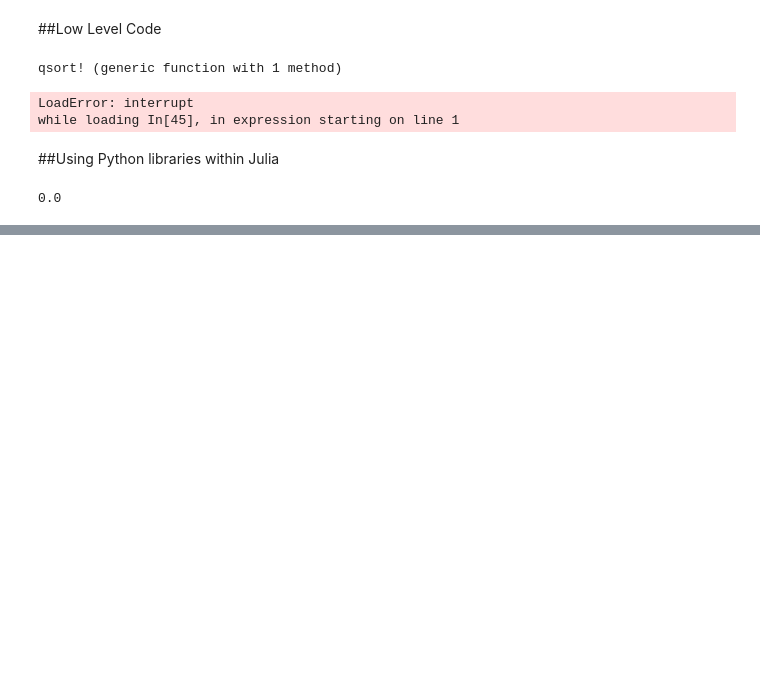
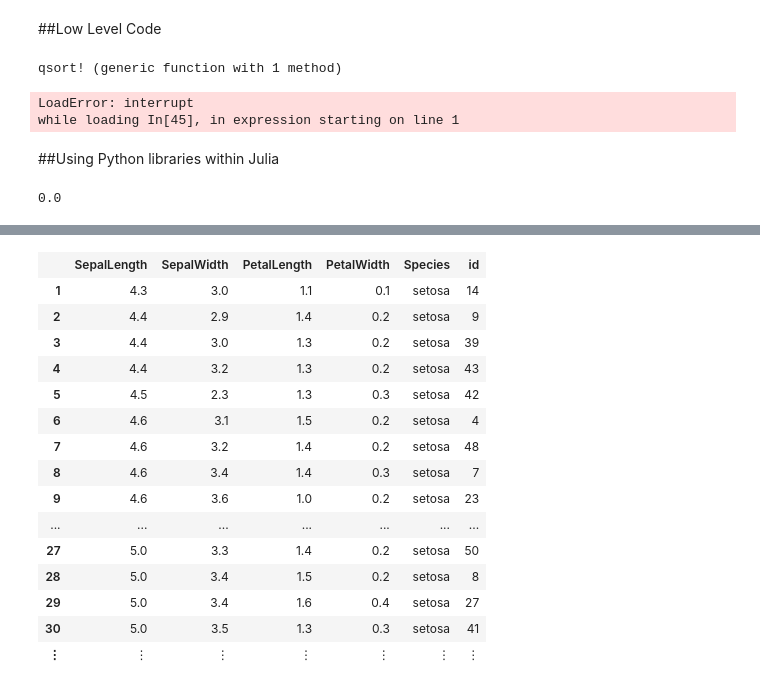
Before and after one commit to alexchao56/JuliaExamples, a Jupyter notebook: Syntax and Data Structures.ipynb, the cells around one changed output, grey strips where cells are left out. Saved outputs shown, nothing was run; the diff lists cells and outputs as text; code cells hidden in the pictures; blank space fills up the shorter version.

```diff
--- a/Syntax and Data Structures.ipynb
+++ b/Syntax and Data Structures.ipynb
@@ -395,0 +426,4 @@ pylab.show()
+# %%
+using RDatasets
+iris = dataset("datasets", "iris")
+head(iris)
@@ -395,0 +573,3 @@ pylab.show()
+# %%
+iris[:id] = 1:size(iris, 1)  # this makes it easier to unstack
+d = stack(iris, [1:4])
@@ -395,0 +631,19 @@ pylab.show()
+# %%
+sort!(iris)
+# %% [output]
+|  | SepalLength | SepalWidth | PetalLength | PetalWidth | Species | id |
+| 1 | 4.3 | 3.0 | 1.1 | 0.1 | setosa | 14 |
+| 2 | 4.4 | 2.9 | 1.4 | 0.2 | setosa | 9 |
+| 3 | 4.4 | 3.0 | 1.3 | 0.2 | setosa | 39 |
+| 4 | 4.4 | 3.2 | 1.3 | 0.2 | setosa | 43 |
+| 5 | 4.5 | 2.3 | 1.3 | 0.3 | setosa | 42 |
+| 6 | 4.6 | 3.1 | 1.5 | 0.2 | setosa | 4 |
+| 7 | 4.6 | 3.2 | 1.4 | 0.2 | setosa | 48 |
+| 8 | 4.6 | 3.4 | 1.4 | 0.3 | setosa | 7 |
+| 9 | 4.6 | 3.6 | 1.0 | 0.2 | setosa | 23 |
+| ... | ... | ... | ... | ... | ... | ... |
+| 27 | 5.0 | 3.3 | 1.4 | 0.2 | setosa | 50 |
+| 28 | 5.0 | 3.4 | 1.5 | 0.2 | setosa | 8 |
+| 29 | 5.0 | 3.4 | 1.6 | 0.4 | setosa | 27 |
+| 30 | 5.0 | 3.5 | 1.3 | 0.3 | setosa | 41 |
+| ⋮ | ⋮ | ⋮ | ⋮ | ⋮ | ⋮ | ⋮ |
```
Also changed, not shown: parts of 43 cells of this notebook, 1 other file.
